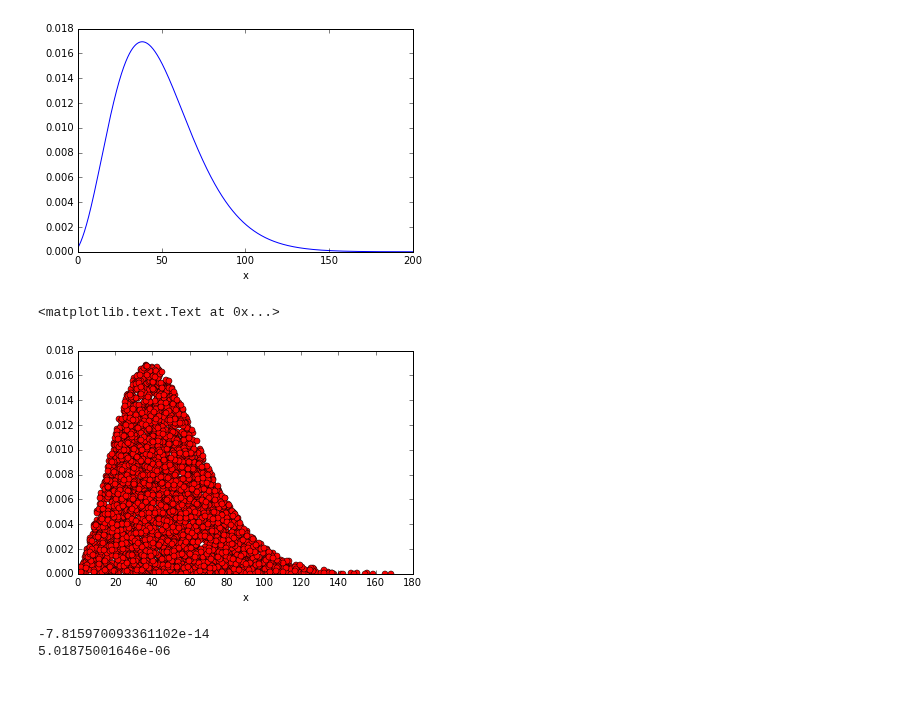
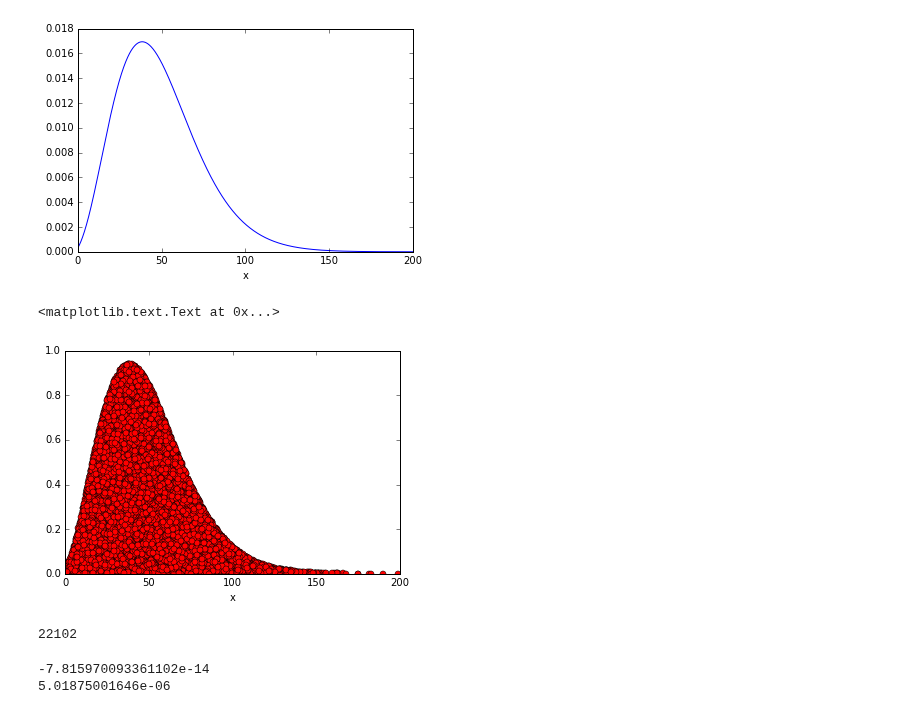
Before and after one commit to mbuchove/notebook-wurk-b, a Jupyter notebook: stats/HW_5_PS.ipynb, the cells around one changed output. Saved outputs shown, nothing was run; the diff lists cells and outputs as text; code cells hidden in the pictures.

```diff
--- a/stats/HW_5_PS.ipynb
+++ b/stats/HW_5_PS.ipynb
@@ -39,27 +39,29 @@ plt.xlabel('x')
 # %%
 #Do rejection method with uniform sampling and plot to see if it looks right
 
-iters = 1000000
+iters = 100000
 hi = 250
+M = 4.5
 x = []
-y = []
+u = []
 for n in range(0,iters):
-    y_rand = np.random.rand()
+    u_rand = np.random.rand()
     x_rand = np.random.uniform(0,hi)
-    if y_rand < pdf(x_rand):
-        y += [y_rand]
+    if u_rand < pdf(x_rand)/(M/hi):
+        u += [u_rand]
         x += [x_rand]
 
-plt.plot(x,y,'ro')
+plt.plot(x,u,'ro')
 plt.xlabel('x')
 # %% [output]
 <matplotlib.text.Text at 0x...>
-[figure, old version]
+[figure, new version]
 # %%
 #Write to file. Skip first two because I'm crazy.
 
 N = 50
-M = len(x)
+Nx = len(x)
+print(Nx)
 f = open('astro283_hw5_bijan.txt','w')
 #f.write('(alpha,beta) = (6.9, 42.0)\n\n')
 
@@ -71,6 +73,8 @@ for i in range(0,N+2):
         f.write(str(x[index])+'\n')
 
 f.close()
+# %% [output]
+22102
 # %%
 class Rice_dist(scipy.stats.rv_continuous):
     "Rice distribution class"
```
Also changed, not shown: parts of 7 cells of this notebook.
